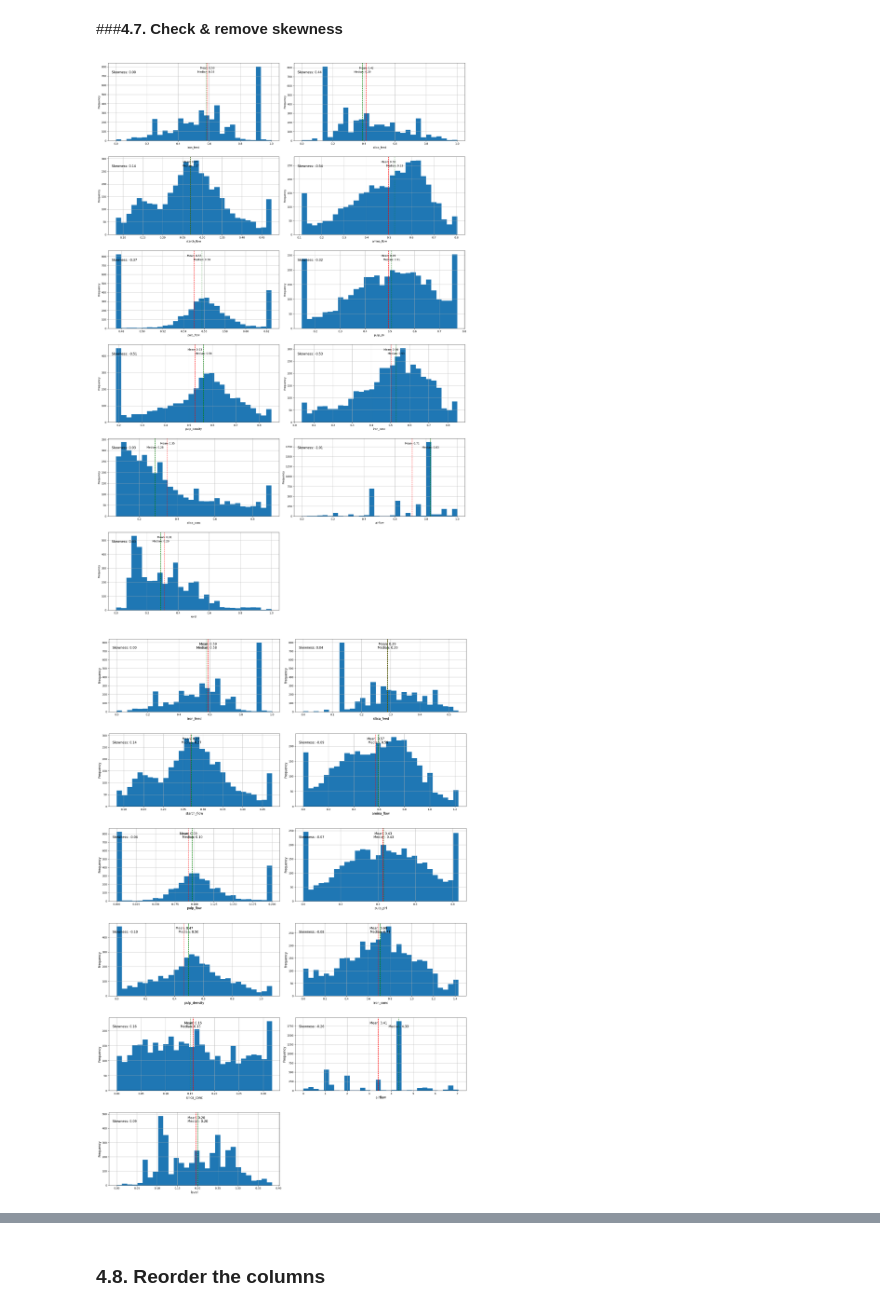
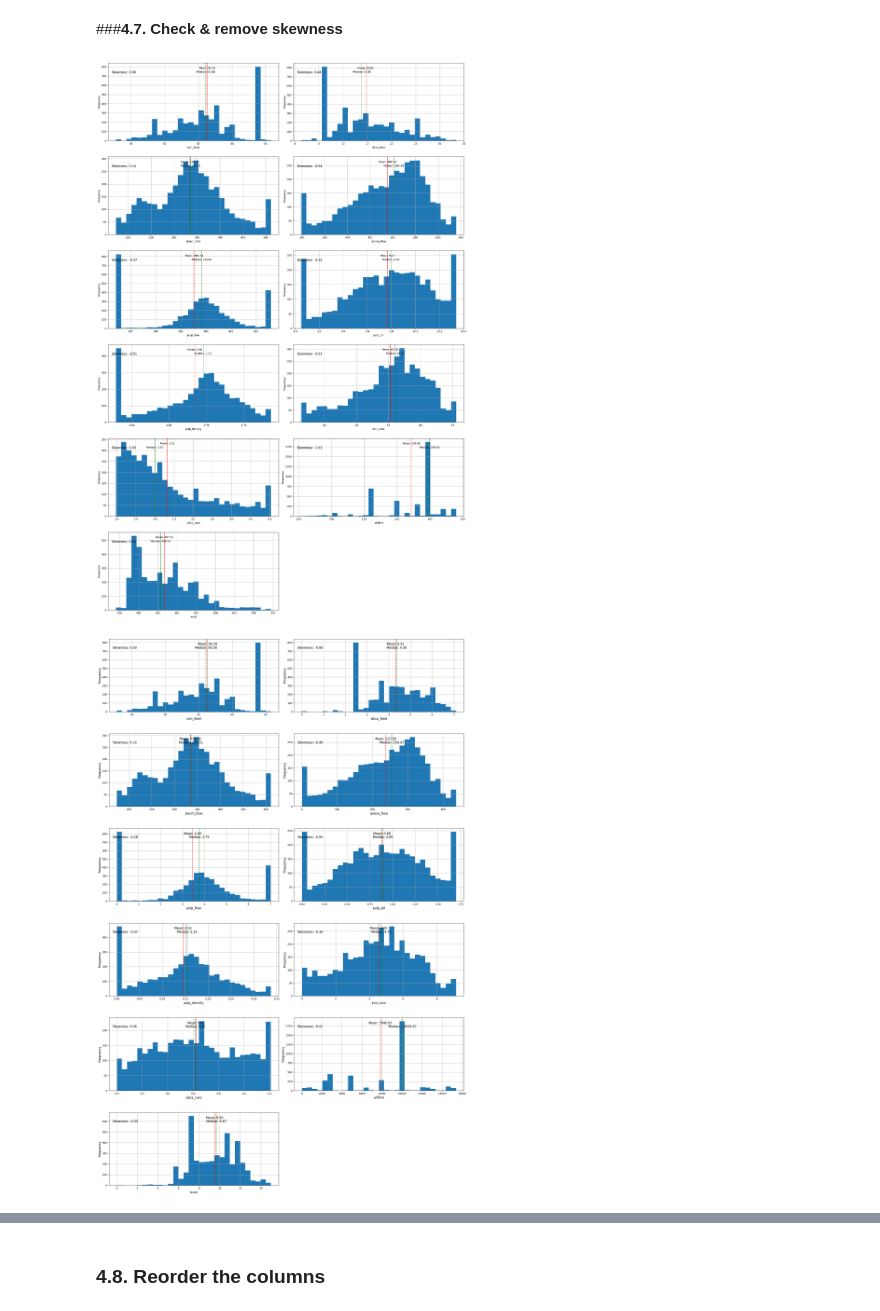
Before and after one commit to ArifAygun/Iron-Ore-Froth-Flotation-Quality-Prediction, a Jupyter notebook: AA_Graduate_Project_1.ipynb, the cells around one changed output, grey strips where cells are left out. Saved outputs shown, nothing was run; the diff lists cells and outputs as text; code cells hidden in the pictures.

```diff
--- a/AA_Graduate_Project_1.ipynb
+++ b/AA_Graduate_Project_1.ipynb
@@ -488,7 +455,7 @@ fig, axes = plt.subplots(num_rows, num_cols,
 axes = axes.flatten()
 
 for i, variable in enumerate(variables):
-    data = flotation_scaled[variable]
+    data = flotation[variable]
     axes[i].boxplot(data)
     axes[i].set_title(variable)
 
@@ -519,28 +486,28 @@ limits = {'starch_flow': [0.01, 0.03],
           'level': [0.2, 0.5],}
 
 for variable in variables:
-    data = flotation_scaled[variable]
+    data = flotation[variable]
     limit = limits[variable]
     data_winsorized = winsorize(data, limits=limit)
-    flotation_scaled[variable] = data_winsorized
+    flotation[variable] = data_winsorized
 # %%
 import seaborn as sns
 import matplotlib.pyplot as plt
 
-num_columns = len(flotation_scaled.columns)
+num_columns = len(flotation.columns)
 num_rows = (num_columns + 1) // 2
 
 fig, axes = plt.subplots(num_rows, 2, figsize=(12, 6 * num_rows))
 
-for i, column in enumerate(flotation_scaled.columns):
+for i, column in enumerate(flotation.columns):
     ax = axes[i // 2, i % 2]
-    sns.histplot(flotation_scaled[column], ax=ax, bins=10, kde=True)
+    sns.histplot(flotation[column], ax=ax, bins=10, kde=True)
     ax.set_xlabel(column)
     ax.set_ylabel('Frequency')
 
     # Calculate mean and median
-    mean_val = flotation_scaled[column].mean()
-    median_val = flotation_scaled[column].median()
+    mean_val = flotation[column].mean()
+    median_val = flotation[column].median()
 
     # Draw mean and median lines
     ax.axvline(mean_val, color='red', linestyle='--')
@@ -578,7 +545,7 @@ fig, axes = plt.subplots(num_rows, 2, figsize=(20, num_rows * 5))
 
 for i, variable in enumerate(variables):
     # Select a specific column for skewness calculation
-    data = flotation_scaled[variable].to_numpy()
+    data = flotation[variable].to_numpy()
     # Calculate the skewness degree
     skewness = skew(data)
     # Determine the subplot position
@@ -611,7 +578,7 @@ if num_vars % 2 != 0:
 plt.tight_layout(h_pad=3)
 plt.show()
 # %% [output]
-[figure, old version]
+[figure, new version]
 # %%
 from scipy.stats import skew, boxcox
 
@@ -627,7 +594,7 @@ fig, axes = plt.subplots(num_rows, 2, figsize=(20, num_rows * 5))
 
 for i, variable in enumerate(variables):
     # Select a specific column for skewness calculation
-    data = flotation_scaled[variable].to_numpy()
+    data = flotation[variable].to_numpy()
     # Calculate the skewness degree
     skewness = skew(data)
 
@@ -643,32 +610,32 @@ for i, variable in enumerate(variables):
     col = i % 2
 
     # Plotting the variable in the corresponding subplot
     axes[row, col].hist(data_transformed, bins=30)
     axes[row, col].set_xlabel(variable, fontsize=12)
     axes[row, col].set_ylabel("Frequency", fontsize=12)
     axes[row, col].axvline(np.mean(data_transformed), color='r', linestyle='--')
     axes[row, col].axvline(np.median(data_transformed), color='g', linestyle='--')
 
     # Display the skewness degree in the plot frame
     axes[row, col].text(0.02, 0.9, f"Skewness: {skew(data_transformed):.2f}",
                         transform=axes[row, col].transAxes,
                         fontsize=12, verticalalignment='top')
 
     mean_label_ypos = axes[row, col].get_ylim()[1] * 0.95
     axes[row, col].text(np.mean(data_transformed), mean_label_ypos, f"Mean: {np.mean(data_transformed):.2f}",
                         color='black', fontsize=12, verticalalignment='top', horizontalalignment='center')
 
     median_label_ypos = axes[row, col].get_ylim()[1] * 0.90
     axes[row, col].text(np.median(data_transformed), median_label_ypos, f"Median: {np.median(data_transformed):.2f}",
                         color='black', fontsize=12, verticalalignment='top', horizontalalignment='center')
 
     axes[row, col].grid(True)
 
 if num_vars % 2 != 0:
     axes[num_rows - 1, 1].axis('off')
 
 plt.tight_layout(h_pad=5)
 plt.show()
 # %% [output]
-[figure, old version]
+[figure, new version]
 # %%
```
Also changed, not shown: parts of 21 cells of this notebook.
